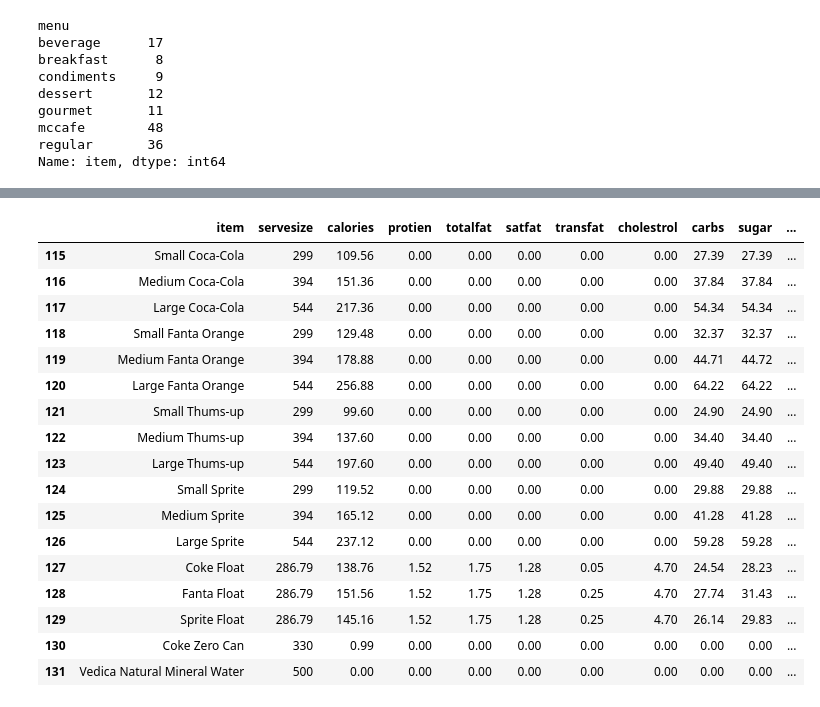
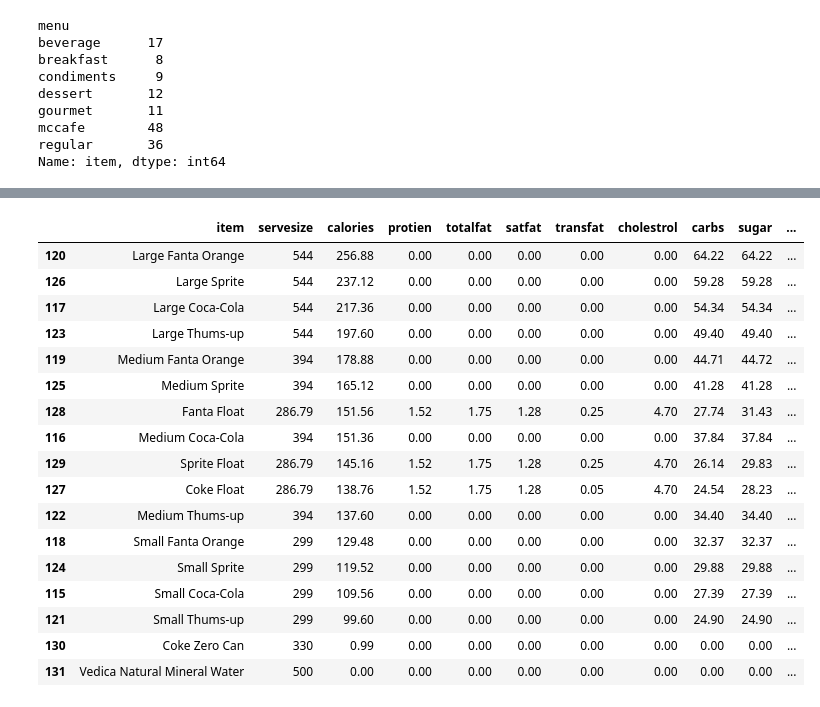
Before and after one commit to DataMasterBI/mcdonalds, a Jupyter notebook: EDA.ipynb, the cells around one changed output, grey strips where cells are left out. Cells and saved outputs as stored; diff of their text form; code cells hidden in the pictures.

Commit message:
Ordeno breakfast y regular descendente

```diff
--- a/EDA.ipynb
+++ b/EDA.ipynb
@@ -171,22 +161,22 @@ df.groupby('menu').median()
 # %%
-#filtro las bebidas
-df[df['menu'] == 'beverage']
+#filtro las bebidas y ordeno por caloras de mayor a menor
+df[df['menu'] == 'beverage'].sort_values('calories', ascending=False)
 # %% [output]
 |  | item | servesize | calories | protien | totalfat | satfat | transfat | cholestrol | carbs | sugar | ... |
+| 120 | Large Fanta Orange | 544 | 256.88 | 0.00 | 0.00 | 0.00 | 0.00 | 0.00 | 64.22 | 64.22 | ... |
+| 126 | Large Sprite | 544 | 237.12 | 0.00 | 0.00 | 0.00 | 0.00 | 0.00 | 59.28 | 59.28 | ... |
+| 117 | Large Coca-Cola | 544 | 217.36 | 0.00 | 0.00 | 0.00 | 0.00 | 0.00 | 54.34 | 54.34 | ... |
+| 123 | Large Thums-up | 544 | 197.60 | 0.00 | 0.00 | 0.00 | 0.00 | 0.00 | 49.40 | 49.40 | ... |
+| 119 | Medium Fanta Orange | 394 | 178.88 | 0.00 | 0.00 | 0.00 | 0.00 | 0.00 | 44.71 | 44.72 | ... |
+| 125 | Medium Sprite | 394 | 165.12 | 0.00 | 0.00 | 0.00 | 0.00 | 0.00 | 41.28 | 41.28 | ... |
+| 128 | Fanta Float | 286.79 | 151.56 | 1.52 | 1.75 | 1.28 | 0.25 | 4.70 | 27.74 | 31.43 | ... |
+| 116 | Medium Coca-Cola | 394 | 151.36 | 0.00 | 0.00 | 0.00 | 0.00 | 0.00 | 37.84 | 37.84 | ... |
+| 129 | Sprite Float | 286.79 | 145.16 | 1.52 | 1.75 | 1.28 | 0.25 | 4.70 | 26.14 | 29.83 | ... |
+| 127 | Coke Float | 286.79 | 138.76 | 1.52 | 1.75 | 1.28 | 0.05 | 4.70 | 24.54 | 28.23 | ... |
+| 122 | Medium Thums-up | 394 | 137.60 | 0.00 | 0.00 | 0.00 | 0.00 | 0.00 | 34.40 | 34.40 | ... |
+| 118 | Small Fanta Orange | 299 | 129.48 | 0.00 | 0.00 | 0.00 | 0.00 | 0.00 | 32.37 | 32.37 | ... |
+| 124 | Small Sprite | 299 | 119.52 | 0.00 | 0.00 | 0.00 | 0.00 | 0.00 | 29.88 | 29.88 | ... |
 | 115 | Small Coca-Cola | 299 | 109.56 | 0.00 | 0.00 | 0.00 | 0.00 | 0.00 | 27.39 | 27.39 | ... |
-| 116 | Medium Coca-Cola | 394 | 151.36 | 0.00 | 0.00 | 0.00 | 0.00 | 0.00 | 37.84 | 37.84 | ... |
-| 117 | Large Coca-Cola | 544 | 217.36 | 0.00 | 0.00 | 0.00 | 0.00 | 0.00 | 54.34 | 54.34 | ... |
-| 118 | Small Fanta Orange | 299 | 129.48 | 0.00 | 0.00 | 0.00 | 0.00 | 0.00 | 32.37 | 32.37 | ... |
-| 119 | Medium Fanta Orange | 394 | 178.88 | 0.00 | 0.00 | 0.00 | 0.00 | 0.00 | 44.71 | 44.72 | ... |
-| 120 | Large Fanta Orange | 544 | 256.88 | 0.00 | 0.00 | 0.00 | 0.00 | 0.00 | 64.22 | 64.22 | ... |
 | 121 | Small Thums-up | 299 | 99.60 | 0.00 | 0.00 | 0.00 | 0.00 | 0.00 | 24.90 | 24.90 | ... |
-| 122 | Medium Thums-up | 394 | 137.60 | 0.00 | 0.00 | 0.00 | 0.00 | 0.00 | 34.40 | 34.40 | ... |
-| 123 | Large Thums-up | 544 | 197.60 | 0.00 | 0.00 | 0.00 | 0.00 | 0.00 | 49.40 | 49.40 | ... |
-| 124 | Small Sprite | 299 | 119.52 | 0.00 | 0.00 | 0.00 | 0.00 | 0.00 | 29.88 | 29.88 | ... |
-| 125 | Medium Sprite | 394 | 165.12 | 0.00 | 0.00 | 0.00 | 0.00 | 0.00 | 41.28 | 41.28 | ... |
-| 126 | Large Sprite | 544 | 237.12 | 0.00 | 0.00 | 0.00 | 0.00 | 0.00 | 59.28 | 59.28 | ... |
-| 127 | Coke Float | 286.79 | 138.76 | 1.52 | 1.75 | 1.28 | 0.05 | 4.70 | 24.54 | 28.23 | ... |
-| 128 | Fanta Float | 286.79 | 151.56 | 1.52 | 1.75 | 1.28 | 0.25 | 4.70 | 27.74 | 31.43 | ... |
-| 129 | Sprite Float | 286.79 | 145.16 | 1.52 | 1.75 | 1.28 | 0.25 | 4.70 | 26.14 | 29.83 | ... |
 | 130 | Coke Zero Can | 330 | 0.99 | 0.00 | 0.00 | 0.00 | 0.00 | 0.00 | 0.00 | 0.00 | ... |
 | 131 | Vedica Natural Mineral Water | 500 | 0.00 | 0.00 | 0.00 | 0.00 | 0.00 | 0.00 | 0.00 | 0.00 | ... |
```
Also changed, not shown: parts of 3 cells of this notebook.
